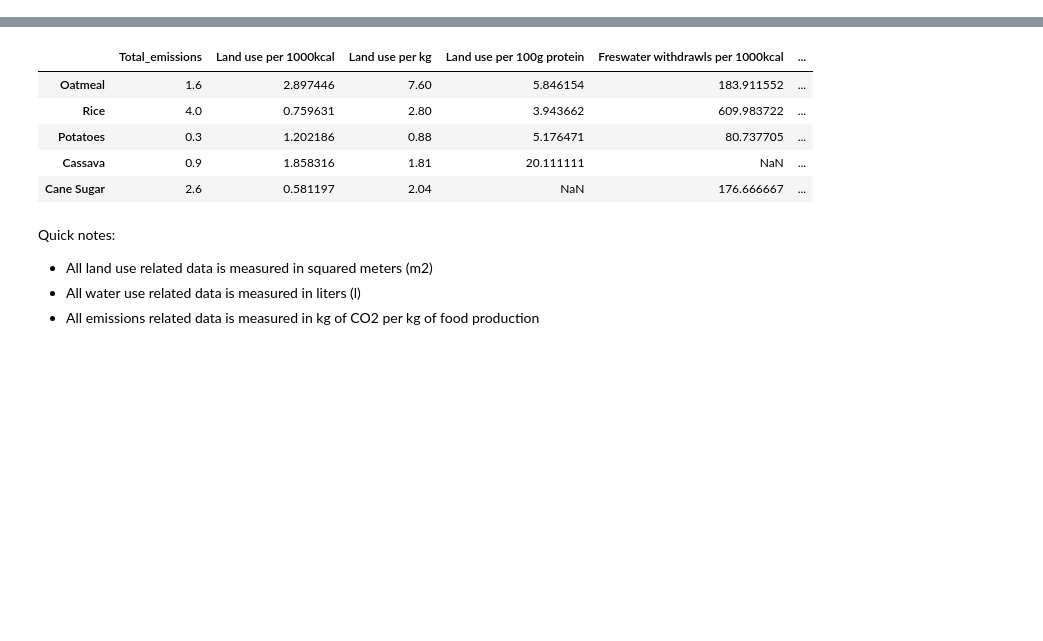
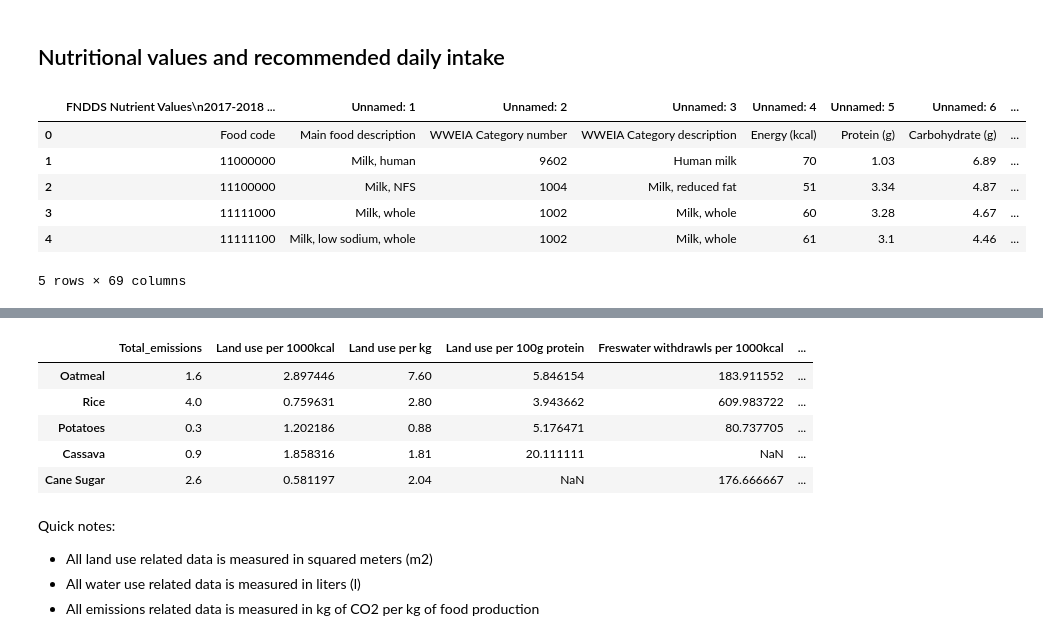
Before and after one commit to Jasc94/thebridge, a Jupyter notebook: 0_Project_EDA/src/main.ipynb, the cells around one changed output, grey strips where cells are left out. Cells and saved outputs as stored; diff of their text form; code cells hidden in the pictures; blank space fills up the shorter version.

```diff
--- a/0_Project_EDA/src/main.ipynb
+++ b/0_Project_EDA/src/main.ipynb
@@ -45,0 +154,16 @@ There are two datasets:
+# %% [markdown]
+## Nutritional values and recommended daily intake
+# %%
+# Let's start with the nutritional values dataset
+
+path_3 = fo.path_to_folder(2, "data")
+nutritional_values = pd.read_excel(path_3 + "2017-2018 FNDDS At A Glance - FNDDS Nutrient Values.xlsx")
+nutritional_values.head()
+# %% [output]
+|  | FNDDS Nutrient Values\n2017-2018 ... | Unnamed: 1 | Unnamed: 2 | Unnamed: 3 | Unnamed: 4 | Unnamed: 5 | Unnamed: 6 | ... |
+| 0 | Food code | Main food description | WWEIA Category number | WWEIA Category description | Energy (kcal) | Protein (g) | Carbohydrate (g) | ... |
+| 1 | 11000000 | Milk, human | 9602 | Human milk | 70 | 1.03 | 6.89 | ... |
+| 2 | 11100000 | Milk, NFS | 1004 | Milk, reduced fat | 51 | 3.34 | 4.87 | ... |
+| 3 | 11111000 | Milk, whole | 1002 | Milk, whole | 60 | 3.28 | 4.67 | ... |
+| 4 | 11111100 | Milk, low sodium, whole | 1002 | Milk, whole | 61 | 3.1 | 4.46 | ... |
+5 rows × 69 columns
```
Also changed, not shown: parts of 30 cells of this notebook, 16 other files.
